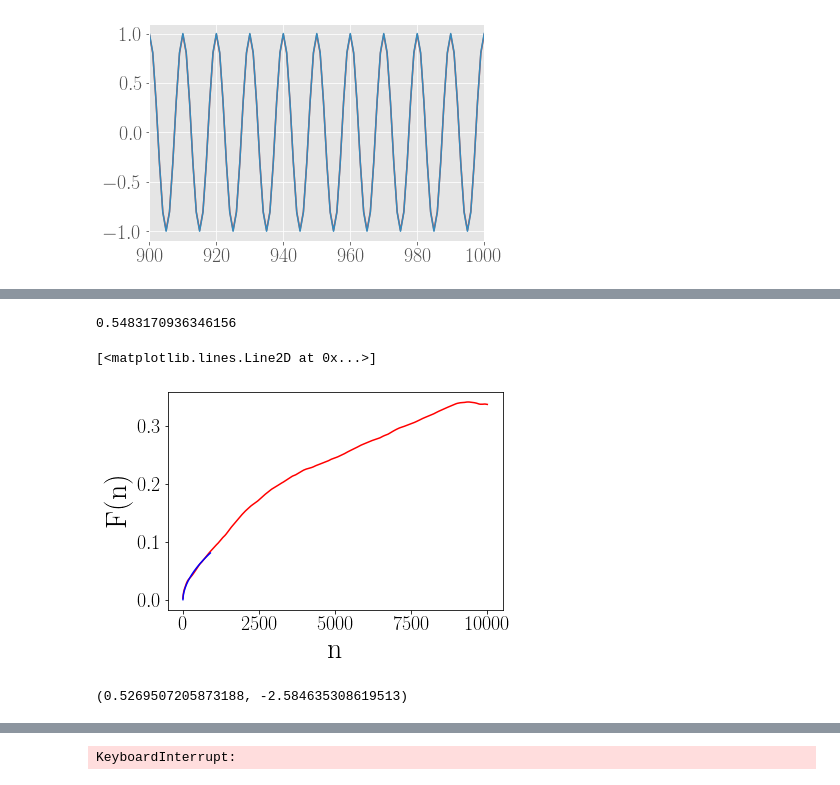
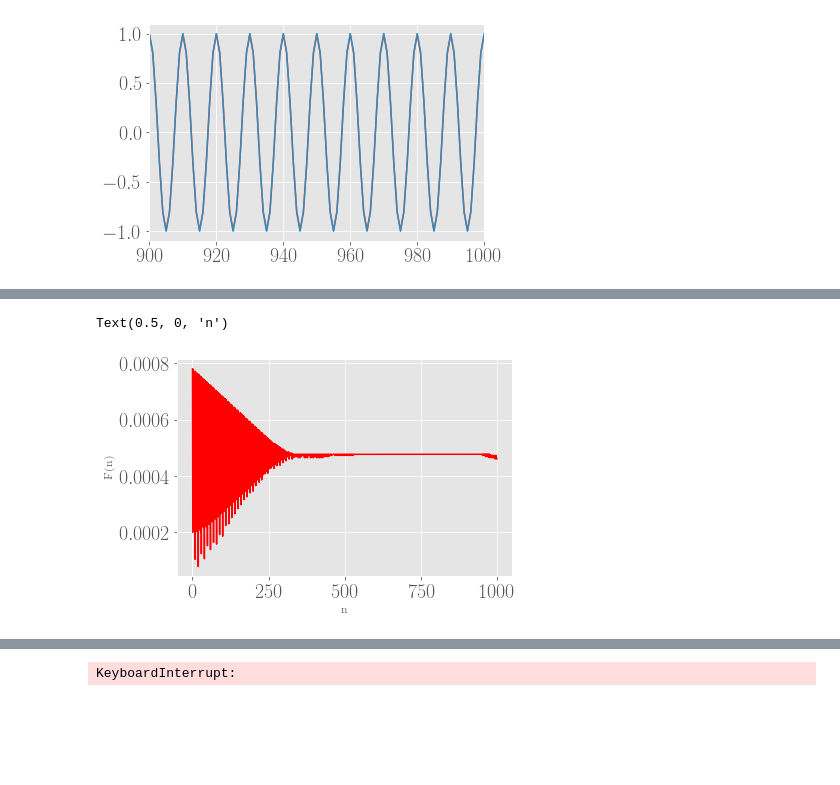
Before and after one commit to benedetta-mariani/scripts, a Jupyter notebook: Fluctuation analysis.ipynb, the cells around one changed output, grey strips where cells are left out. Cells and saved outputs as stored; diff of their text form; code cells hidden in the pictures; blank space fills up the shorter version.

```diff
--- a/Fluctuation analysis.ipynb
+++ b/Fluctuation analysis.ipynb
@@ -712,0 +720,3 @@ len(intertempis)
+# %%
+newtimes  = np.array(newtimes)
+newtimespink  = np.array(newtimespink)
@@ -712,0 +745,2 @@ len(intertempis)
+# %%
+intertempi2 = newtimes[1:]-newtimes[:-1]
@@ -712,0 +796,16 @@ len(intertempis)
+# %%
+maxlag =1000
+#intertempis = intertempis[1000:]
+#intertempis = intertempis + x[:len(intertempis)]
+F = [[] for r in range(1,maxlag)]
+for n in range(1,maxlag):
+    F[n-1].append(np.mean(np.abs(intertempis[n:]- intertempis[:-n])))
+plt.plot(np.arange(0,len(F),1), F,'r.')
+plt.ylabel('F(n)')
+plt.xlabel('n')
+
+#beta = myfit(np.log10(np.arange(0,len(F),1)), np.log10(F),100,1000)
+#plt.plot(np.arange(0,len(F[100:1000]),1), np.arange(0,len(F[100:1000]),1)**beta[0]*10**beta[1], 'b-')
+
+#plt.xscale('log')
+#plt.yscale('log')
@@ -712,0 +815,16 @@ len(intertempis)
+# %%
+maxlag =1000
+#intertempis = intertempis[1000:]
+#intertempis = intertempis + x[:len(intertempis)]
+F = [[] for r in range(1,maxlag)]
+for n in range(1,maxlag):
+    F[n-1].append(np.mean(np.abs(brownintertempis[n:]- brownintertempis[:-n])))
+plt.plot(np.arange(0,len(F),1), F,'r.')
+plt.ylabel('F(n)')
+plt.xlabel('n')
+
+#beta = myfit(np.log10(np.arange(0,len(F),1)), np.log10(F),100,1000)
+#plt.plot(np.arange(0,len(F[100:1000]),1), np.arange(0,len(F[100:1000]),1)**beta[0]*10**beta[1], 'b-')
+
+plt.xscale('log')
+plt.yscale('log')
@@ -713,23 +833,18 @@ len(intertempis)
 # %%
-maxlag =10000
+maxlag =1000
 #intertempis = intertempis + x[:len(intertempis)]
 F = [[] for r in range(1,maxlag)]
 for n in range(1,maxlag):
     F[n-1].append(np.mean(np.abs(intertempis[n:]- intertempis[:-n])))
 plt.plot(np.arange(0,len(F),1), F,'r-')
 plt.ylabel('F(n)')
 plt.xlabel('n')
 
-beta = myfit(np.log10(np.arange(0,len(F),1)), np.log10(F),100,1000)
-plt.plot(np.arange(0,len(F[100:1000]),1), np.arange(0,len(F[100:1000]),1)**beta[0]*10**beta[1], 'b-')
+#beta = myfit(np.log10(np.arange(0,len(F),1)), np.log10(F),100,1000)
+#plt.plot(np.arange(0,len(F[100:1000]),1), np.arange(0,len(F[100:1000]),1)**beta[0]*10**beta[1], 'b-')
 
 #plt.xscale('log')
 #plt.yscale('log')
 # %% [output]
-0.5483170936346156
+Text(0.5, 0, 'n')
-[<matplotlib.lines.Line2D at 0x...>]
-[figure, old version]
+[figure, new version]
-# %%
-beta
-# %% [output]
-(0.5269507205873188, -2.584635308619513)
```
Also changed, not shown: parts of 61 cells of this notebook.
